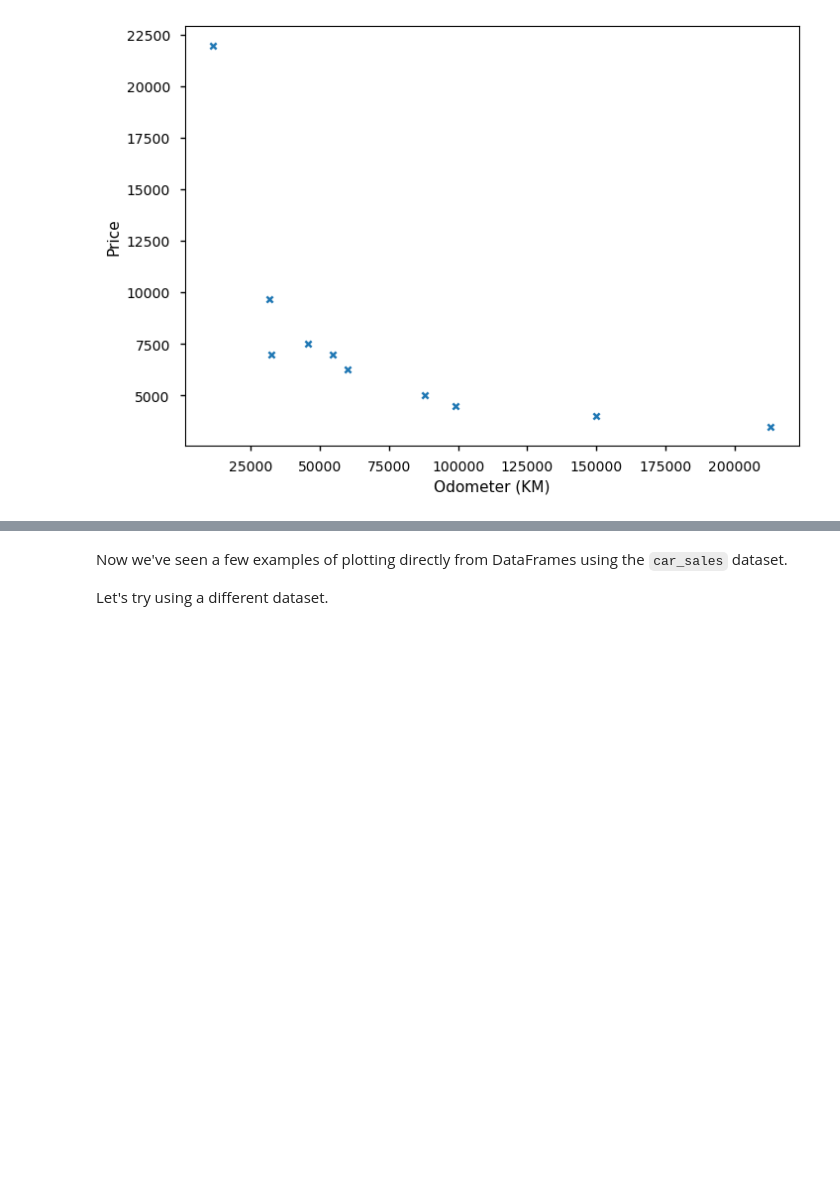
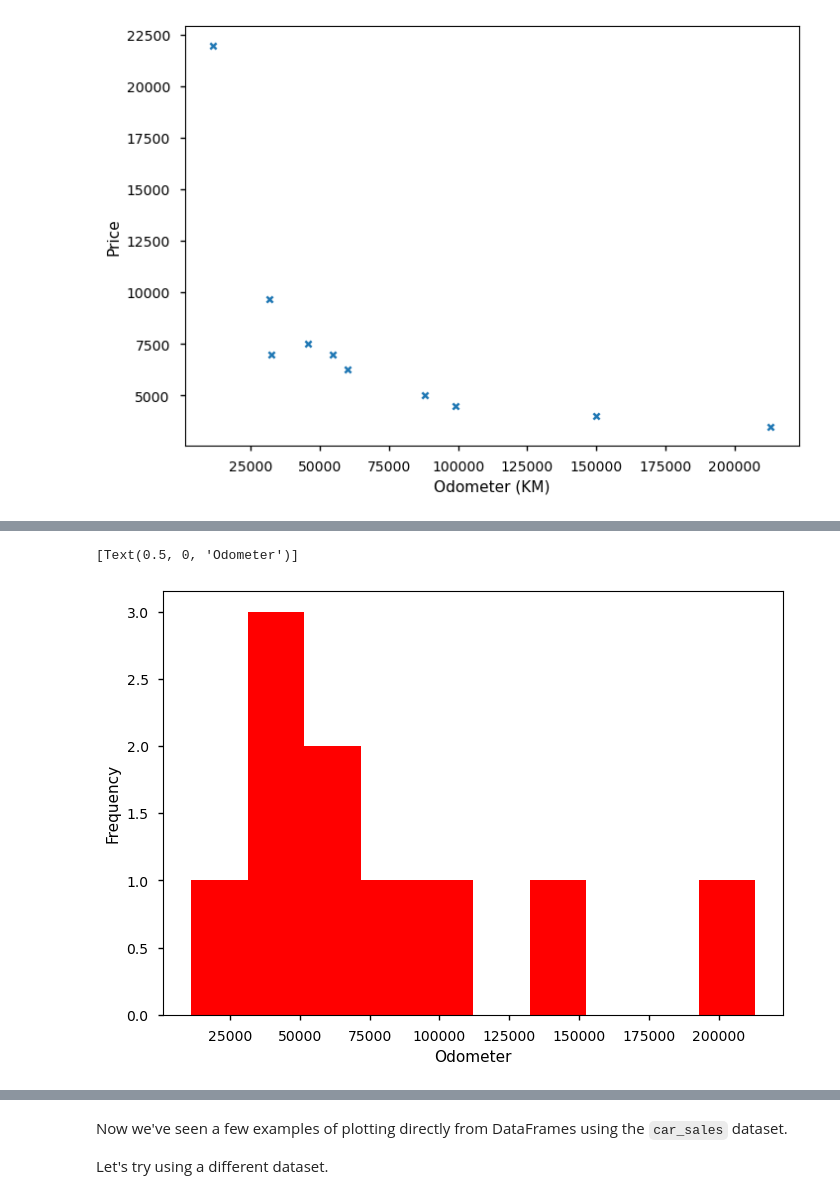
Before and after one commit to AidenHadisi/ml-journey, a Jupyter notebook: 003_matplotlib_exercises.ipynb, the cells around one changed output, grey strips where cells are left out. Drawn from its saved outputs; the diff is of its cells as text; code cells hidden in the pictures; blank space fills up the shorter version.

```diff
--- a/003_matplotlib_exercises.ipynb
+++ b/003_matplotlib_exercises.ipynb
@@ -323,4 +327,9 @@ df.plot.bar(color=["red","purple", "blue", "pink"]);
 # %%
 # Create a histogram of the 'Odometer (KM)' column
+ax = car_sales["Odometer (KM)"].plot(kind="hist", color="r");
+ax.set(xlabel="Odometer")
+# %% [output]
+[Text(0.5, 0, 'Odometer')]
+[figure, added]
 # %%
 # Create a histogram of the 'Price' column with 20 bins
```
Also changed, not shown: parts of 16 cells of this notebook, 1 other file.
